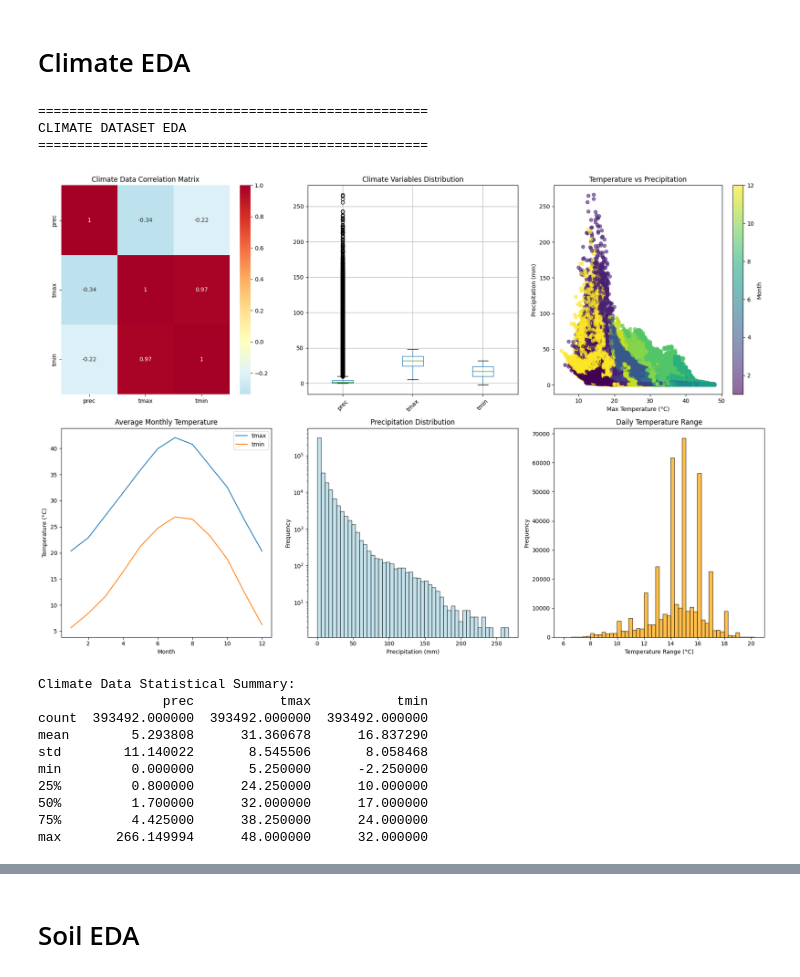
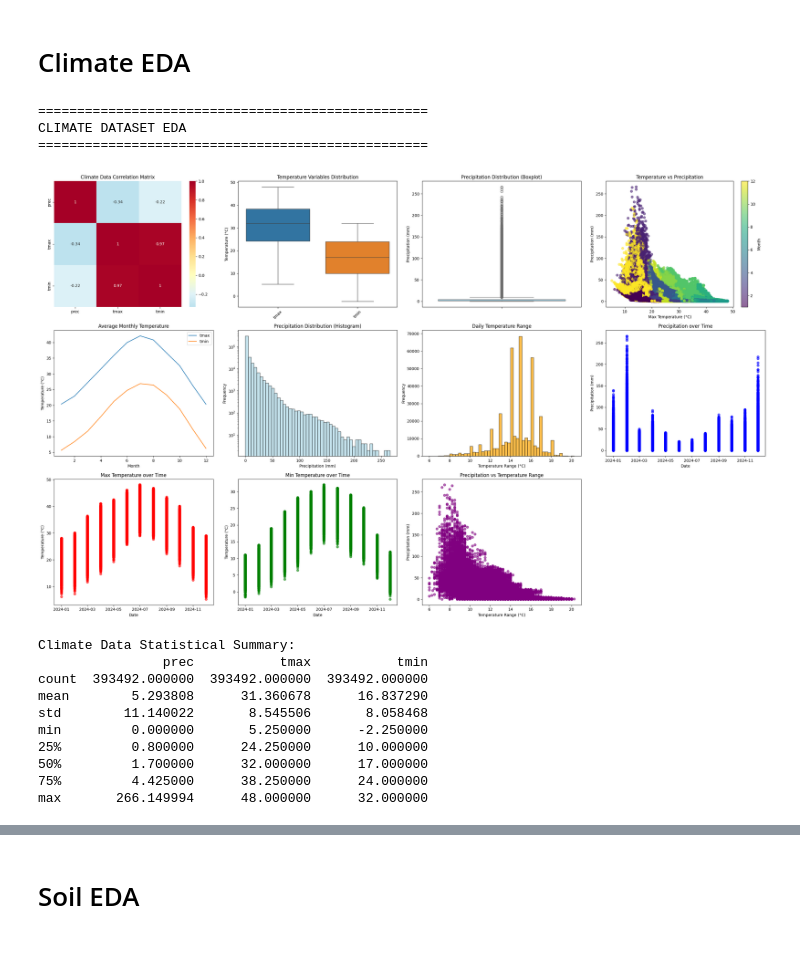
Before and after one commit to LinaDjebli/Forst-Fire-Prediction, a Jupyter notebook: data_prep.ipynb, the cells around one changed output, grey strips where cells are left out. Saved outputs shown, nothing was run; the diff lists cells and outputs as text; code cells hidden in the pictures; blank space fills up the shorter version.

Commit message:
EDA climate soil fire datasets

```diff
--- a/data_prep.ipynb
+++ b/data_prep.ipynb
@@ -1053,64 +1119,98 @@ print("CLIMATE DATASET EDA")
 print("="*50)
 
 # Create time features
 climate_df['month'] = climate_df['date'].dt.month
 climate_df['day_of_year'] = climate_df['date'].dt.dayofyear
 
 # Select numeric columns
 climate_numeric = climate_df[['prec', 'tmax', 'tmin']]
 
 # Create EDA plots
-fig, axes = plt.subplots(2, 3, figsize=(18, 12))
+fig, axes = plt.subplots(3, 4, figsize=(26, 16))  # 3 rows × 4 columns
+axes = axes.ravel()
 
-# 2.1 Correlation Matrix
+# --- 2.1 Correlation Matrix ---
 corr_matrix = climate_numeric.corr()
-sns.heatmap(corr_matrix, annot=True, cmap='RdYlBu_r', center=0, ax=axes[0,0])
-axes[0,0].set_title('Climate Data Correlation Matrix')
+sns.heatmap(corr_matrix, annot=True, cmap='RdYlBu_r', center=0, ax=axes[0])
+axes[0].set_title('Climate Data Correlation Matrix')
 
-# 2.2 Boxplots
-climate_numeric.boxplot(ax=axes[0,1])
-axes[0,1].set_title('Climate Variables Distribution')
-axes[0,1].tick_params(axis='x', rotation=45)
+# --- 2.2 Temperature Boxplot ---
+sns.boxplot(data=climate_df[['tmax', 'tmin']], ax=axes[1])
+axes[1].set_title('Temperature Variables Distribution')
+axes[1].set_ylabel('Temperature (°C)')
+axes[1].tick_params(axis='x', rotation=45)
 
-# 2.3 Temperature vs Precipitation scatter
-scatter = axes[0,2].scatter(climate_df['tmax'], climate_df['prec'],
+# --- 2.3 Precipitation Boxplot ---
+sns.boxplot(y=climate_df['prec'], ax=axes[2], color='skyblue')
+axes[2].set_title('Precipitation Distribution (Boxplot)')
+axes[2].set_ylabel('Precipitation (mm)')
+
+# --- 2.4 Temperature vs Precipitation Scatter ---
+scatter = axes[3].scatter(climate_df['tmax'], climate_df['prec'],
                            c=climate_df['month'], cmap='viridis', alpha=0.6)
-axes[0,2].set_xlabel('Max Temperature (°C)')
-axes[0,2].set_ylabel('Precipitation (mm)')
-axes[0,2].set_title('Temperature vs Precipitation')
-plt.colorbar(scatter, ax=axes[0,2], label='Month')
+axes[3].set_xlabel('Max Temperature (°C)')
+axes[3].set_ylabel('Precipitation (mm)')
+axes[3].set_title('Temperature vs Precipitation')
+plt.colorbar(scatter, ax=axes[3], label='Month')
 
-# 2.4 Time series of temperature
+# --- 2.5 Monthly Average Temperatures ---
 monthly_avg = climate_df.groupby('month')[['tmax', 'tmin']].mean()
-monthly_avg.plot(ax=axes[1,0])
-axes[1,0].set_title('Average Monthly Temperature')
-axes[1,0].set_xlabel('Month')
-axes[1,0].set_ylabel('Temperature (°C)')
+monthly_avg.plot(ax=axes[4])
+axes[4].set_title('Average Monthly Temperature')
+axes[4].set_xlabel('Month')
+axes[4].set_ylabel('Temperature (°C)')
 
-# 2.5 Precipitation distribution
-axes[1,1].hist(climate_df['prec'], bins=50, color='lightblue', alpha=0.7, edgecolor='black')
-axes[1,1].set_title('Precipitation Distribution')
-axes[1,1].set_xlabel('Precipitation (mm)')
-axes[1,1].set_ylabel('Frequency')
-axes[1,1].set_yscale('log')
+# --- 2.6 Precipitation Histogram ---
+axes[5].hist(climate_df['prec'], bins=50, color='lightblue', alpha=0.7, edgecolor='black')
+axes[5].set_title('Precipitation Distribution (Histogram)')
+axes[5].set_xlabel('Precipitation (mm)')
+axes[5].set_ylabel('Frequency')
+axes[5].set_yscale('log')
 
-# 2.6 Temperature range
+# --- 2.7 Daily Temperature Range ---
 climate_df['temp_range'] = climate_df['tmax'] - climate_df['tmin']
-axes[1,2].hist(climate_df['temp_range'], bins=50, color='orange', alpha=0.7, edgecolor='black')
-axes[1,2].set_title('Daily Temperature Range')
-axes[1,2].set_xlabel('Temperature Range (°C)')
-axes[1,2].set_ylabel('Frequency')
+axes[6].hist(climate_df['temp_range'], bins=50, color='orange', alpha=0.7, edgecolor='black')
+axes[6].set_title('Daily Temperature Range')
+axes[6].set_xlabel('Temperature Range (°C)')
+axes[6].set_ylabel('Frequency')
+
+# --- 2.8 Scatter: Precipitation over Time ---
+axes[7].scatter(climate_df['date'], climate_df['prec'], color='blue', alpha=0.6)
+axes[7].set_title('Precipitation over Time')
+axes[7].set_xlabel('Date')
+axes[7].set_ylabel('Precipitation (mm)')
+
+# --- 2.9 Scatter: Tmax over Time ---
+axes[8].scatter(climate_df['date'], climate_df['tmax'], color='red', alpha=0.6)
+axes[8].set_title('Max Temperature over Time')
+axes[8].set_xlabel('Date')
+axes[8].set_ylabel('Temperature (°C)')
+
+# --- 2.10 Scatter: Tmin over Time ---
+axes[9].scatter(climate_df['date'], climate_df['tmin'], color='green', alpha=0.6)
+axes[9].set_title('Min Temperature over Time')
+axes[9].set_xlabel('Date')
+axes[9].set_ylabel('Temperature (°C)')
+
+# --- 2.11 Precipitation vs Temperature Range ---
+axes[10].scatter(climate_df['temp_range'], climate_df['prec'], alpha=0.6, color='purple')
+axes[10].set_title('Precipitation vs Temperature Range')
+axes[10].set_xlabel('Temperature Range (°C)')
+axes[10].set_ylabel('Precipitation (mm)')
+
+# Hide last unused subplot
+axes[11].axis('off')
 
 plt.tight_layout()
 plt.show()
 
 print("\nClimate Data Statistical Summary:")
 print(climate_numeric.describe())
 # %% [output]
 ==================================================
 CLIMATE DATASET EDA
 ==================================================
-[figure, old version]
+[figure, new version]
 Climate Data Statistical Summary:
                 prec           tmax           tmin
 count  393492.000000  393492.000000  393492.000000
```
Also changed, not shown: parts of 6 cells of this notebook.
